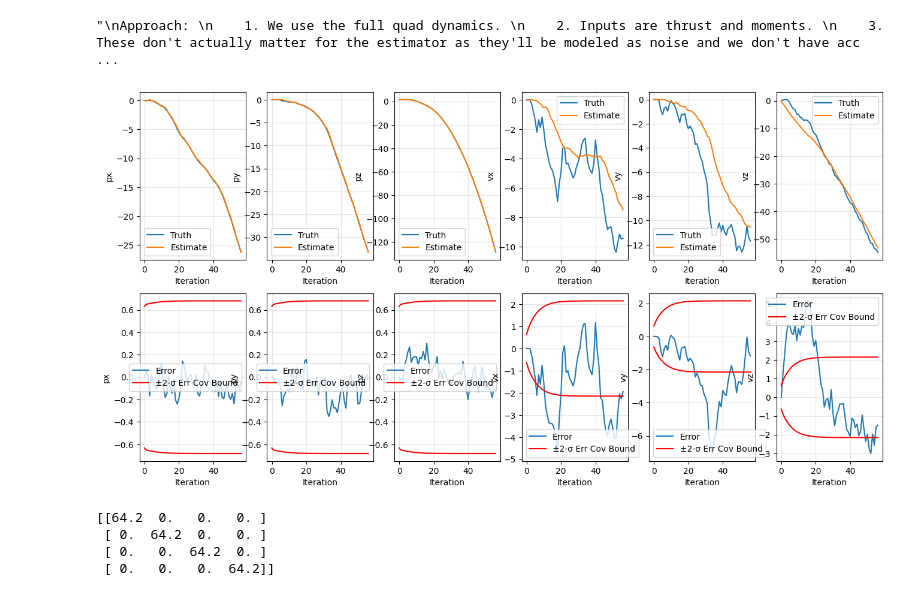
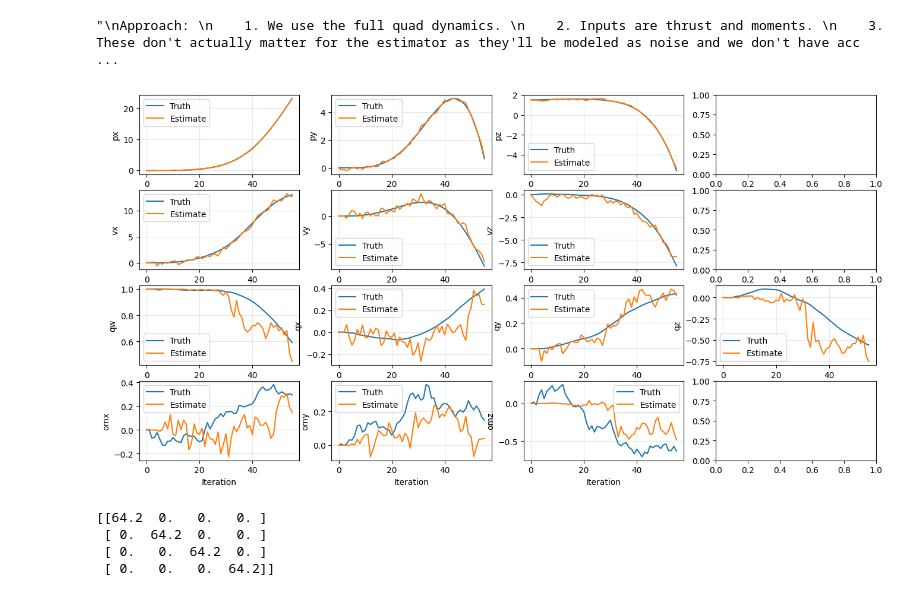
Before and after one commit to jrached/ros2_px4_stack, a Jupyter notebook: ros2_px4_stack/ukf.ipynb, the cells around one changed output. Drawn from its saved outputs; the diff is of its cells as text; code cells hidden in the pictures.

```diff
--- a/ros2_px4_stack/ukf.ipynb
+++ b/ros2_px4_stack/ukf.ipynb
@@ -76,9 +77,14 @@ class Quad():
         Perhaps thrust should be noisier if yaw is high.
         """
 
-        var1 = alphas[0] * u[0] ** 2 + alphas[1] * u[1] ** 2 + alphas[2] * u[2] ** 2 + alphas[3] * u[3] ** 2
-        var2 = alphas[4] * u[0] ** 2 + alphas[5] * u[1] ** 2 + alphas[6] * u[2] ** 2 + alphas[7] * u[3] ** 2
+        # This adds noise of scale 10^2 which is way off
+        # var1 = alphas[0] * u[0] ** 2 + alphas[1] * u[1] ** 2 + alphas[2] * u[2] ** 2 + alphas[3] * u[3] ** 2
+        # var2 = alphas[4] * u[0] ** 2 + alphas[5] * u[1] ** 2 + alphas[6] * u[2] ** 2 + alphas[7] * u[3] ** 2
 
+        # If hover thrust is about 2.5 * 9.81 ~ 25 N, then var1 ~ 0.1
+        # If moments are about m * d ** 2 * alpha ~ 2.5 * 0.111 * 0.75 ~ 0.2, then var2 ~ 0.01
+        var1 = 0.1
+        var2 = 0.01
         cov = np.eye(4)
         cov[0, 0] = var1
         cov[1, 1] = var2
@@ -134,10 +140,10 @@ class Quad():
                         [wy, -wz,   0,  wx],
                         [wz,  wy,  -wx,  0]])
 
-        # Propagate translational dynamics
+        # Propagate rotational dynamics
         # qkp1 = qk + 0.5 * Omk @ qk * dt # NOTE: scipy method is more stable than this
-        rot = Rotation.from_quat(np.roll(qk.flatten(), -1))  # convert to scalar-last
-        delta_rot = Rotation.from_rotvec(omk.flatten() * dt)         # small rotation
+        rot = Rotation.from_quat(np.roll(qk.flatten(), -1))
+        delta_rot = Rotation.from_rotvec(omk.flatten() * dt)
         new_rot = delta_rot * rot
         qkp1 = np.roll(new_rot.as_quat(), 1).reshape(4, 1)
         qkp1 = qkp1 / np.linalg.norm(qkp1)
@@ -377,35 +396,67 @@ for t in time:
 # %%
 ### Plotting code
 import matplotlib.pyplot as plt
 
 xgt = np.array(quad.xh)
 xhat = np.array(ukf.xhath)
 xerr = xgt - xhat
 Qdiag = np.array([np.diag(Q) for Q in ukf.Qh])
 sigma = 2
 
-fig, ax = plt.subplots(2, 6, figsize=(16, 8))
+fig, ax = plt.subplots(4, 4, figsize=(16, 8))
 ylabels = ["px", "py", "pz", "vx", "vy", "vz", "qw", "qx", "qy", "qz", "omx", "omy", "omz"]
 
-
-for i in range(6):
-    ax[0][i].plot(xgt[:,i],label='Truth')
-    ax[0][i].plot(xhat[:,i],label='Estimate')
+for i in range(3):
+    ax[0][i].plot(xgt[:-1,i],label='Truth')
+    ax[0][i].plot(xhat[:-1,i],label='Estimate')
     ax[0][i].set_xlabel('Iteration')
     ax[0][i].set_ylabel(ylabels[i])
     ax[0][i].legend()
     ax[0][i].grid(alpha=0.3)
 
-for i in range(6):
-    ax[1][i].plot(xerr[:,i],label='Error')
-    ax[1][i].plot( sigma*np.sqrt(Qdiag[:,i]), label=f'±{sigma}-σ Err Cov Bound', color='r')
-    ax[1][i].plot(-sigma*np.sqrt(Qdiag[:,i]), color='r')
+for i in range(3):
+    ax[1][i].plot(xgt[:-1,i+3],label='Truth')
+    ax[1][i].plot(xhat[:-1,i+3],label='Estimate')
     ax[1][i].set_xlabel('Iteration')
-    ax[1][i].set_ylabel(ylabels[i])
+    ax[1][i].set_ylabel(ylabels[i+3])
     ax[1][i].legend()
     ax[1][i].grid(alpha=0.3)
+
+for i in range(4):
+    ax[2][i].plot(xgt[:-1,i+6],label='Truth')
+    ax[2][i].plot(xhat[:-1,i+6],label='Estimate')
+    ax[2][i].set_xlabel('Iteration')
+    ax[2][i].set_ylabel(ylabels[i+6])
+    ax[2][i].legend()
+    ax[2][i].grid(alpha=0.3)
+
+for i in range(3):
+    ax[3][i].plot(xgt[:-1,i+10],label='Truth')
+    ax[3][i].plot(xhat[:-1,i+10],label='Estimate')
+    ax[3][i].set_xlabel('Iteration')
+    ax[3][i].set_ylabel(ylabels[i+10])
+    ax[3][i].legend()
+    ax[3][i].grid(alpha=0.3)
+
+# for i in range(6):
+#     ax[2][i].plot(xerr[:,i],label='Error')
+#     ax[2][i].plot( sigma*np.sqrt(Qdiag[:,i]), label=f'±{sigma}-sigma Err Cov Bound', color='r')
+#     ax[2][i].plot(-sigma*np.sqrt(Qdiag[:,i]), color='r')
+#     ax[2][i].set_xlabel('Iteration')
+#     ax[2][i].set_ylabel(ylabels[i])
+#     ax[2][i].legend()
+#     ax[2][i].grid(alpha=0.3)
+
+# for i in range(6):
+#     ax[3][i].plot(xerr[:,i],label='Error')
+#     ax[3][i].plot( sigma*np.sqrt(Qdiag[:,i+6]), label=f'±{sigma} sigma Err Cov Bound', color='r')
+#     ax[3][i].plot(-sigma*np.sqrt(Qdiag[:,i+6]), color='r')
+#     ax[3][i].set_xlabel('Iteration')
+#     ax[3][i].set_ylabel(ylabels[i+6])
+#     ax[3][i].legend()
+#     ax[3][i].grid(alpha=0.3)
 # %% [output]
-[figure, old version]
+[figure, new version]
 # %%
 ### Dynamics
 def get_drone_frame(point):
```
Also changed, not shown: parts of 3 cells of this notebook.
